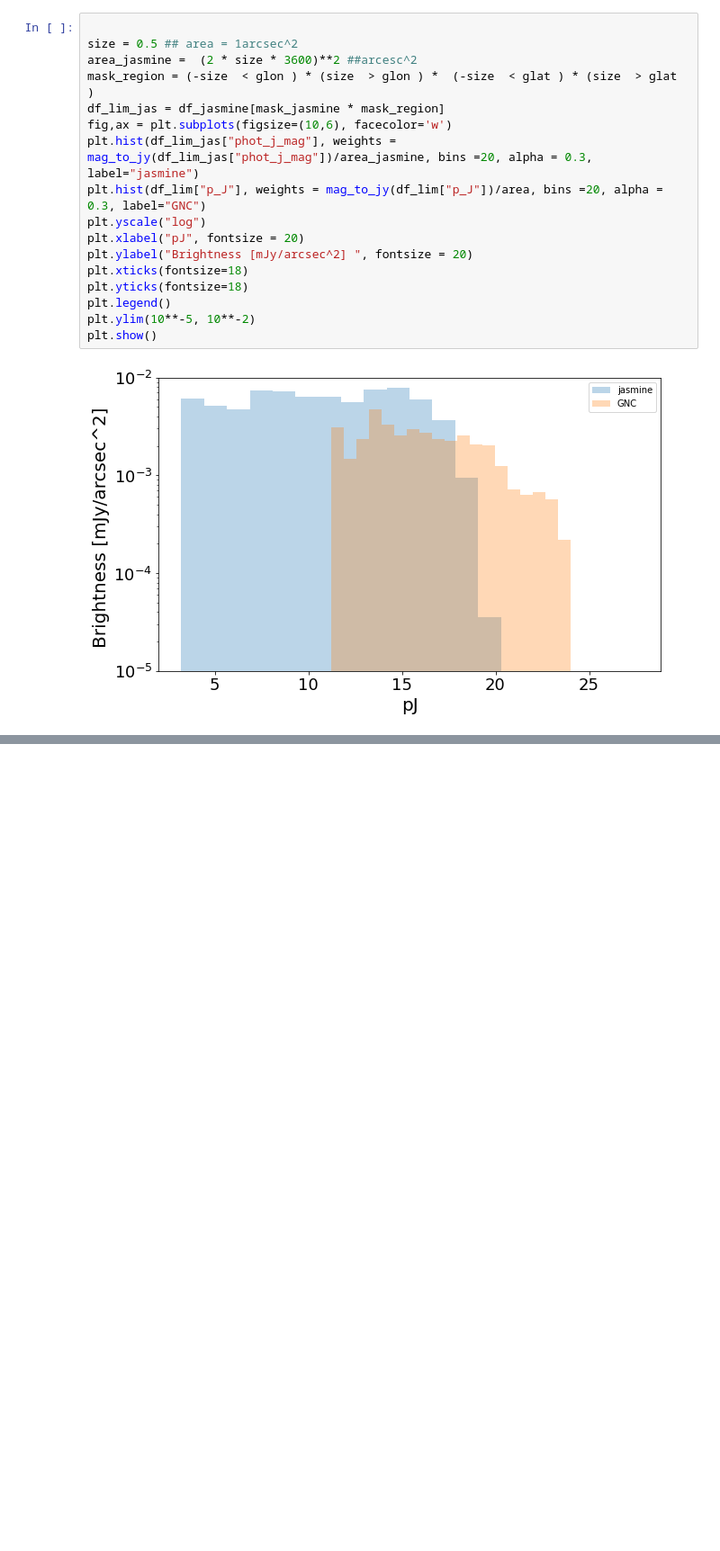
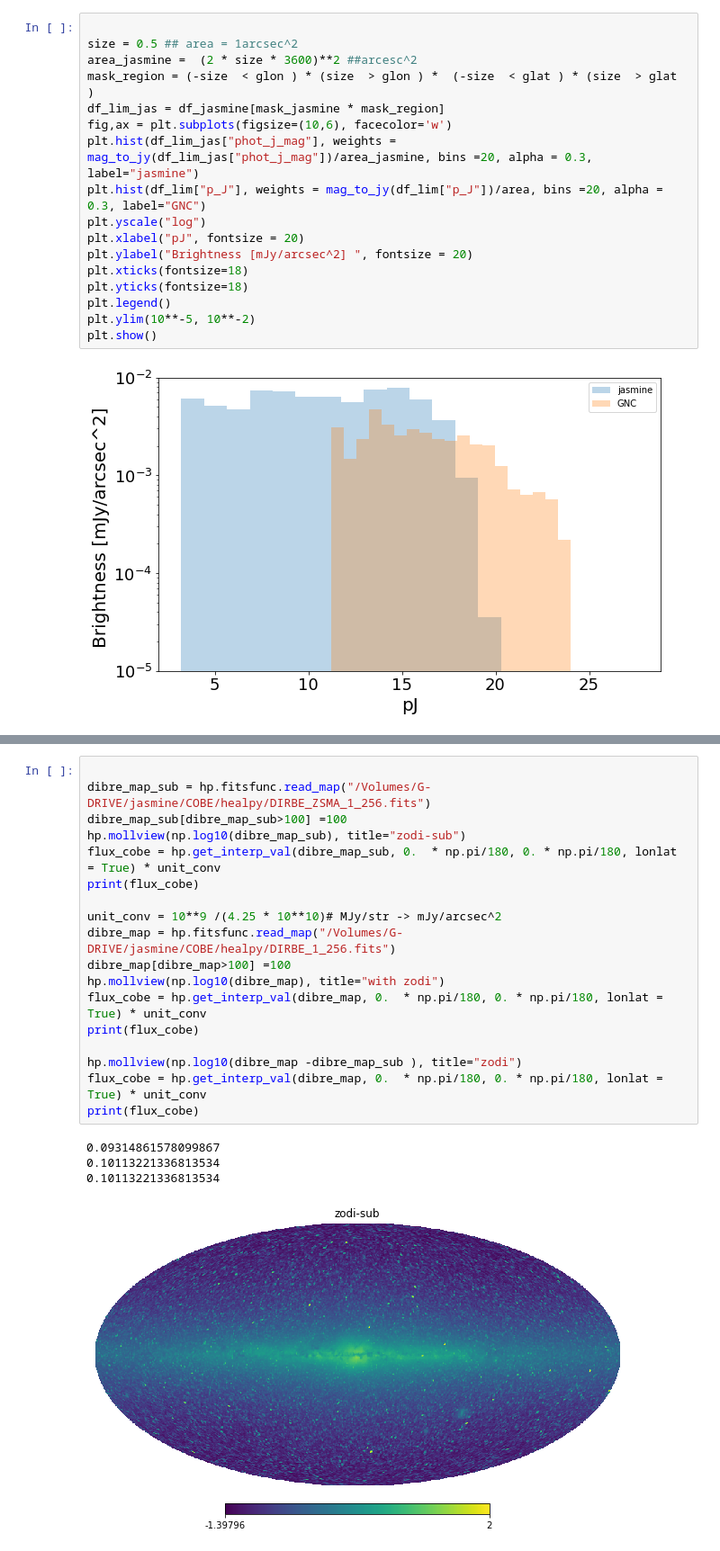
Before and after one commit to 2ndmk2/jasmine_galcen, a Jupyter notebook: GNC_jasmine_COBE.ipynb, the cells around one changed output, grey strips where cells are left out. Shown at 90% size. Drawn from its saved outputs; the diff is of its cells as text; blank space fills up the shorter version.

```diff
--- a/GNC_jasmine_COBE.ipynb
+++ b/GNC_jasmine_COBE.ipynb
@@ -499,0 +500,23 @@ missing flux =0.012223 mJy /arcsec^2
+# %%
+
+dibre_map_sub = hp.fitsfunc.read_map("/Volumes/G-DRIVE/jasmine/COBE/healpy/DIRBE_ZSMA_1_256.fits")
+dibre_map_sub[dibre_map_sub>100] =100
+hp.mollview(np.log10(dibre_map_sub), title="zodi-sub")
+flux_cobe = hp.get_interp_val(dibre_map_sub, 0.  * np.pi/180, 0. * np.pi/180, lonlat = True) * unit_conv
+print(flux_cobe)
+
+unit_conv = 10**9 /(4.25 * 10**10)# MJy/str -> mJy/arcsec^2
+dibre_map = hp.fitsfunc.read_map("/Volumes/G-DRIVE/jasmine/COBE/healpy/DIRBE_1_256.fits")
+dibre_map[dibre_map>100] =100
+hp.mollview(np.log10(dibre_map), title="with zodi")
+flux_cobe = hp.get_interp_val(dibre_map, 0.  * np.pi/180, 0. * np.pi/180, lonlat = True) * unit_conv
+print(flux_cobe)
+
+hp.mollview(np.log10(dibre_map -dibre_map_sub ), title="zodi")
+flux_cobe = hp.get_interp_val(dibre_map, 0.  * np.pi/180, 0. * np.pi/180, lonlat = True) * unit_conv
+print(flux_cobe)
+# %% [output]
+0.09314861578099867
+0.10113221336813534
+0.10113221336813534
+[figure, added]
```
Also changed, not shown: parts of 6 cells of this notebook.
